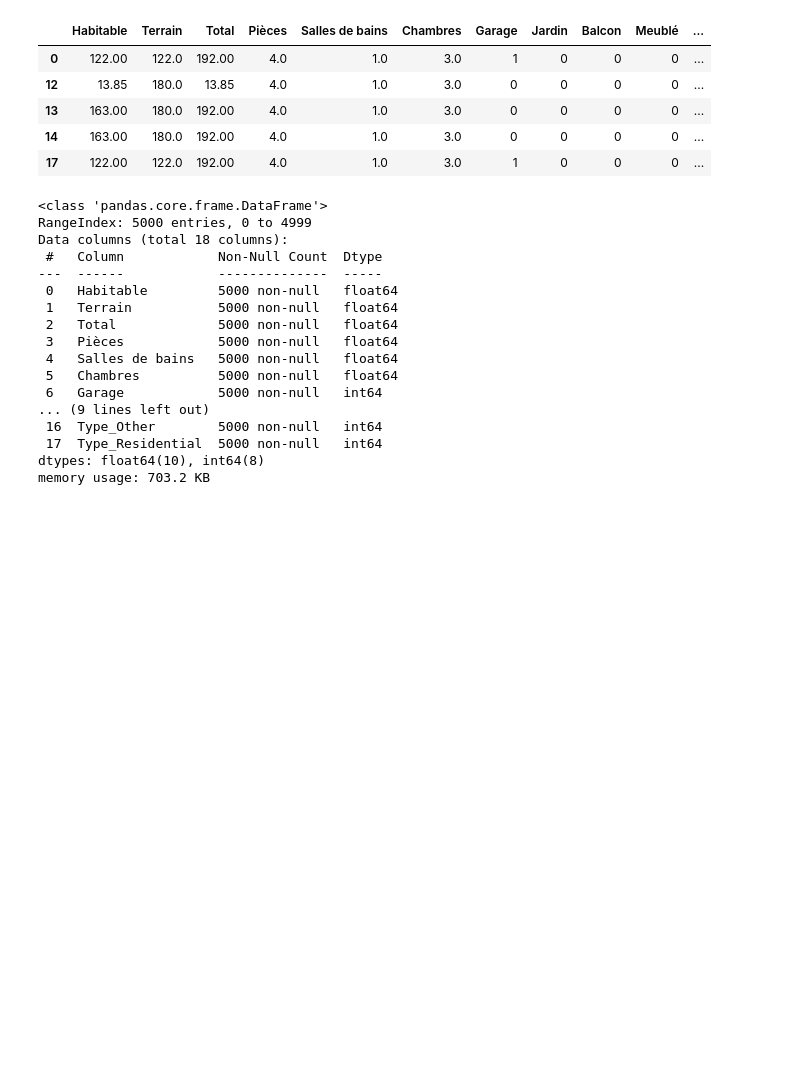
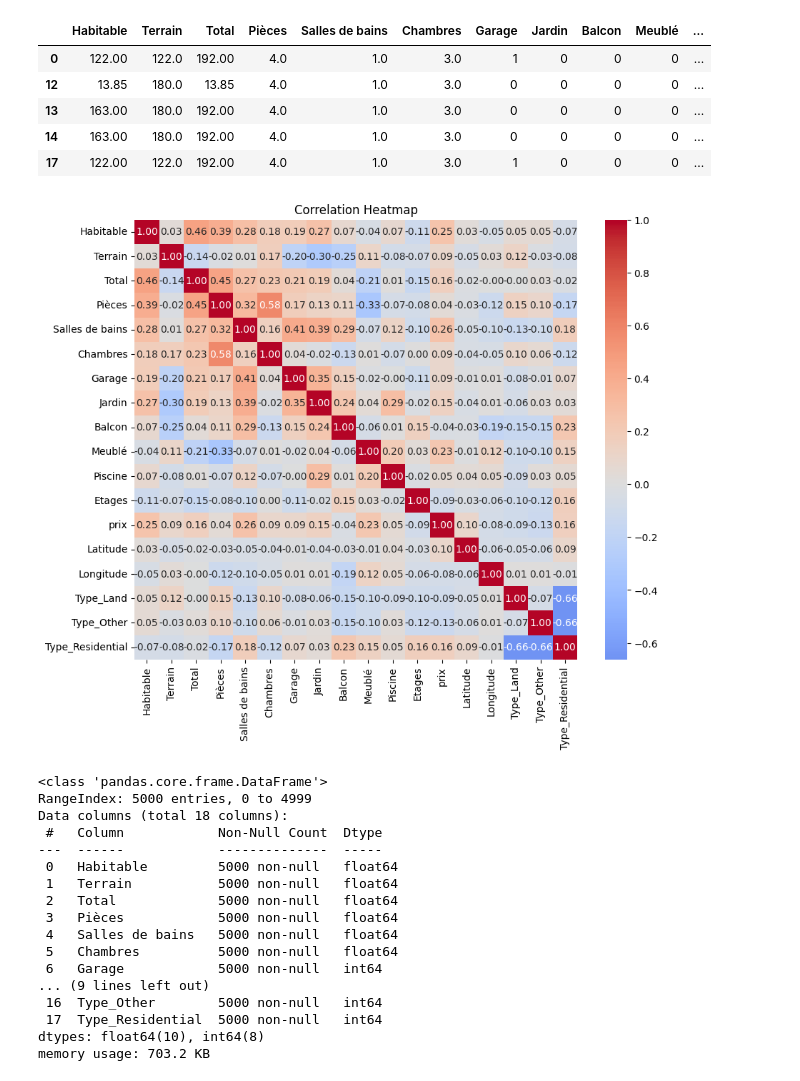
Before and after one commit to Assil10/Monorepo, a Jupyter notebook: AI/prediction model/vente_prediction.ipynb, the cells around one changed output. Cells and saved outputs as stored; diff of their text form; code cells hidden in the pictures; blank space fills up the shorter version.

```diff
--- a/AI/prediction model/vente_prediction.ipynb
+++ b/AI/prediction model/vente_prediction.ipynb
@@ -484,4 +427,4 @@ memory usage: 146.1+ KB
 # %%
-df_clean=df_clean.dropna(subset=['prix'])
+df_clean=df.dropna(subset=['prix'])
 df_clean.shape
 # %% [output]
@@ -841,0 +817,16 @@ plt.show()
+# %%
+#this part gets us the latitude and longitude
+geolocator = Nominatim(user_agent="my_unique_app_12345")
+
+def get_coordinates(address):
+    try:
+        location = geolocator.geocode(address, timeout=10)  # Increase timeout
+        if location:
+            return pd.Series([location.latitude, location.longitude])
+    except GeocoderTimedOut:
+        time.sleep(1)  # Wait and retry in case of timeout
+        return get_coordinates(address)  # Retry
+    return pd.Series([None, None])
+
+df_clean[['Latitude', 'Longitude']] = df_clean['address'].apply(get_coordinates)
+df_clean[['address','Latitude','Longitude']].head()
@@ -841,0 +840,3 @@ plt.show()
+# %%
+df_clean=df_clean.drop(columns=['address'])
+df_clean.head()
@@ -877,6 +918,22 @@ df_encoded.head()
 | 13 | 163.00 | 180.0 | 192.00 | 4.0 | 1.0 | 3.0 | 0 | 0 | 0 | 0 | ... |
 | 14 | 163.00 | 180.0 | 192.00 | 4.0 | 1.0 | 3.0 | 0 | 0 | 0 | 0 | ... |
 | 17 | 122.00 | 122.0 | 192.00 | 4.0 | 1.0 | 3.0 | 1 | 0 | 0 | 0 | ... |
+# %%
+# Filter only numeric columns
+df_numeric = df_encoded.select_dtypes(include=["number"])
+
+# Calculate the correlation matrix
+corr_matrix = df_numeric.corr()
+
+# Plot the heatmap
+plt.figure(figsize=(10, 8))
+sns.heatmap(corr_matrix, annot=True, fmt=".2f", cmap="coolwarm", center=0)
+
+# Display the heatmap
+plt.title("Correlation Heatmap")
+plt.show()
+# %% [output]
+[figure, added]
 # %%
 syn_df=pd.read_csv('synthatic_data_vente.csv')
 syn_df=syn_df.drop(columns='Unnamed: 0')
```
Also changed, not shown: parts of 58 cells of this notebook, 40 other files.
